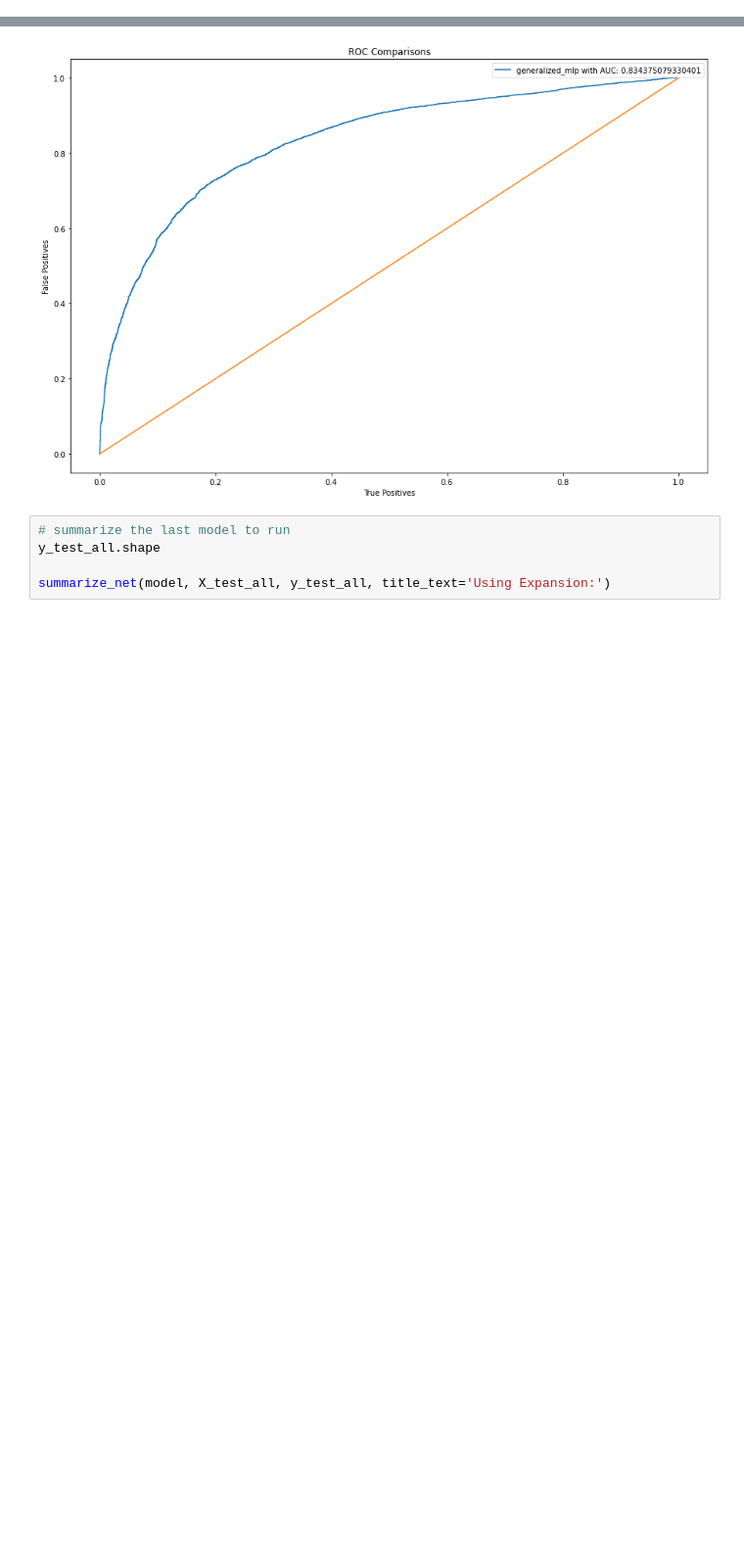
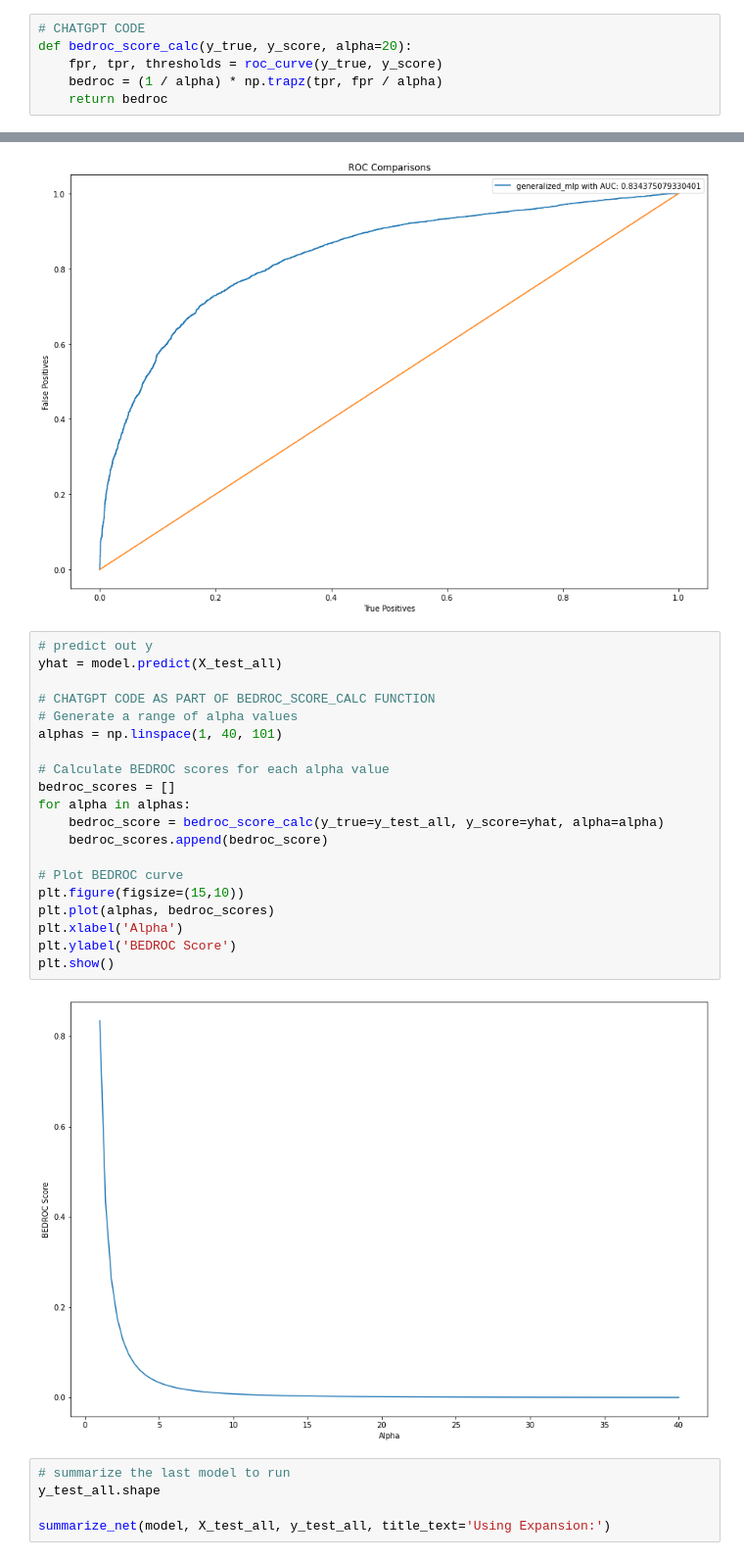
Before and after one commit to wisniemj/CS8321, a Jupyter notebook: lab2/lab2.ipynb, the cells around one changed output, grey strips where cells are left out. Shown at 98% size. Saved outputs shown, nothing was run; the diff lists cells and outputs as text; blank space fills up the shorter version.

Commit message:
Added BEDROC analysis for general model

```diff
--- a/lab2/lab2.ipynb
+++ b/lab2/lab2.ipynb
@@ -211,6 +203,12 @@ def step(key_order, opt, X_train, y_train):
     for x in key_order:
         grads = tapes[x].gradient(loss[x], models_mtl[x].trainable_variables)
         opt[x].apply_gradients(zip(grads, models_mtl[x].trainable_variables))
+# %%
+# CHATGPT CODE
+def bedroc_score_calc(y_true, y_score, alpha=20):
+    fpr, tpr, thresholds = roc_curve(y_true, y_score)
+    bedroc = (1 / alpha) * np.trapz(tpr, fpr / alpha)
+    return bedroc
 # %% [markdown]
 ## Dataset Preprocessing
 
@@ -513,6 +500,28 @@ plt.legend([f"generalized_mlp with AUC: {model_roc}"])
 # %% [output]
 <matplotlib.legend.Legend at 0x...>
 [figure]
+# %%
+# predict out y
+yhat = model.predict(X_test_all)
+
+# CHATGPT CODE AS PART OF BEDROC_SCORE_CALC FUNCTION
+# Generate a range of alpha values
+alphas = np.linspace(1, 40, 101)
+
+# Calculate BEDROC scores for each alpha value
+bedroc_scores = []
+for alpha in alphas:
+    bedroc_score = bedroc_score_calc(y_true=y_test_all, y_score=yhat, alpha=alpha)
+    bedroc_scores.append(bedroc_score)
+
+# Plot BEDROC curve
+plt.figure(figsize=(15,10))
+plt.plot(alphas, bedroc_scores)
+plt.xlabel('Alpha')
+plt.ylabel('BEDROC Score')
+plt.show()
+# %% [output]
+[figure, added]
 # %%
 # summarize the last model to run
 y_test_all.shape
```
Also changed, not shown: parts of 5 cells of this notebook.
